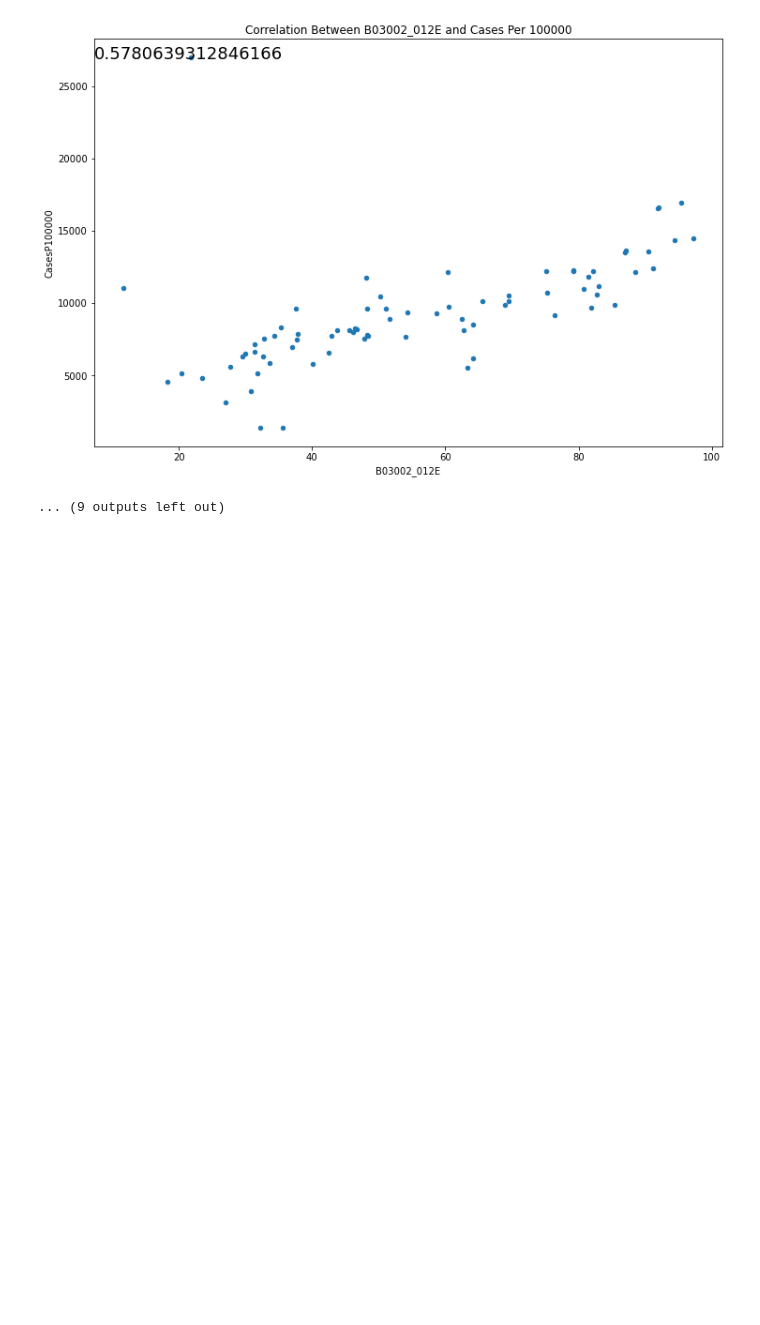
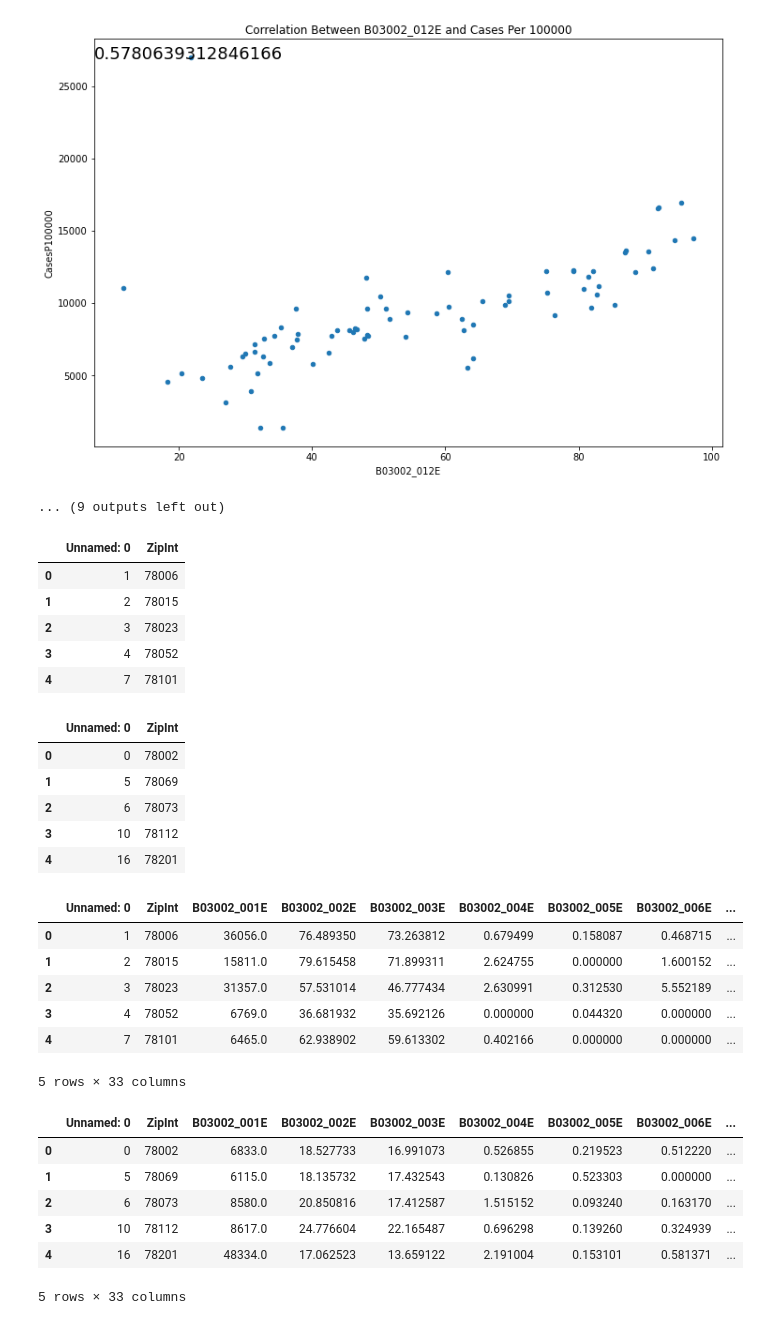
Before and after one commit to bakerv/COVID19, a Jupyter notebook: RaceCensusDataPull.ipynb, the cells around one changed output. Cells and saved outputs as stored; diff of their text form; code cells hidden in the pictures; blank space fills up the shorter version.

```diff
--- a/RaceCensusDataPull.ipynb
+++ b/RaceCensusDataPull.ipynb
@@ -444,3 +455,46 @@ for element in hispanic_list:
 [figure]
 [figure]
 ... (9 outputs left out)
+# %%
+# Import income filters
+abovemedian = pd.read_csv(r'abovemedian_filer').rename(columns={"ZIP_CODE":"ZipInt"})
+belowmedian = pd.read_csv(r'belowmedian_filter').rename(columns={"ZIP_CODE":"ZipInt"})
+
+#verift data import
+display(abovemedian.head())
+display(belowmedian.head())
+
+#merge data left to filter by income
+ethnicity_belowmedian = pd.merge(belowmedian,hispanicpercents, on="ZipInt",how="left")
+ethnicity_abovemedian = pd.merge(abovemedian,hispanicpercents, on= 'ZipInt', how = 'left')
+
+#verify results
+display(ethnicity_abovemedian.head())
+display(ethnicity_belowmedian.head())
+# %% [output]
+|  | Unnamed: 0 | ZipInt |
+| 0 | 1 | 78006 |
+| 1 | 2 | 78015 |
+| 2 | 3 | 78023 |
+| 3 | 4 | 78052 |
+| 4 | 7 | 78101 |
+|  | Unnamed: 0 | ZipInt |
+| 0 | 0 | 78002 |
+| 1 | 5 | 78069 |
+| 2 | 6 | 78073 |
+| 3 | 10 | 78112 |
+| 4 | 16 | 78201 |
+|  | Unnamed: 0 | ZipInt | B03002_001E | B03002_002E | B03002_003E | B03002_004E | B03002_005E | B03002_006E | ... |
+| 0 | 1 | 78006 | 36056.0 | 76.489350 | 73.263812 | 0.679499 | 0.158087 | 0.468715 | ... |
+| 1 | 2 | 78015 | 15811.0 | 79.615458 | 71.899311 | 2.624755 | 0.000000 | 1.600152 | ... |
+| 2 | 3 | 78023 | 31357.0 | 57.531014 | 46.777434 | 2.630991 | 0.312530 | 5.552189 | ... |
+| 3 | 4 | 78052 | 6769.0 | 36.681932 | 35.692126 | 0.000000 | 0.044320 | 0.000000 | ... |
+| 4 | 7 | 78101 | 6465.0 | 62.938902 | 59.613302 | 0.402166 | 0.000000 | 0.000000 | ... |
+5 rows × 33 columns
+|  | Unnamed: 0 | ZipInt | B03002_001E | B03002_002E | B03002_003E | B03002_004E | B03002_005E | B03002_006E | ... |
+| 0 | 0 | 78002 | 6833.0 | 18.527733 | 16.991073 | 0.526855 | 0.219523 | 0.512220 | ... |
+| 1 | 5 | 78069 | 6115.0 | 18.135732 | 17.432543 | 0.130826 | 0.523303 | 0.000000 | ... |
+| 2 | 6 | 78073 | 8580.0 | 20.850816 | 17.412587 | 1.515152 | 0.093240 | 0.163170 | ... |
+| 3 | 10 | 78112 | 8617.0 | 24.776604 | 22.165487 | 0.696298 | 0.139260 | 0.324939 | ... |
+| 4 | 16 | 78201 | 48334.0 | 17.062523 | 13.659122 | 2.191004 | 0.153101 | 0.581371 | ... |
+5 rows × 33 columns
```
Also changed, not shown: parts of 6 cells of this notebook.
